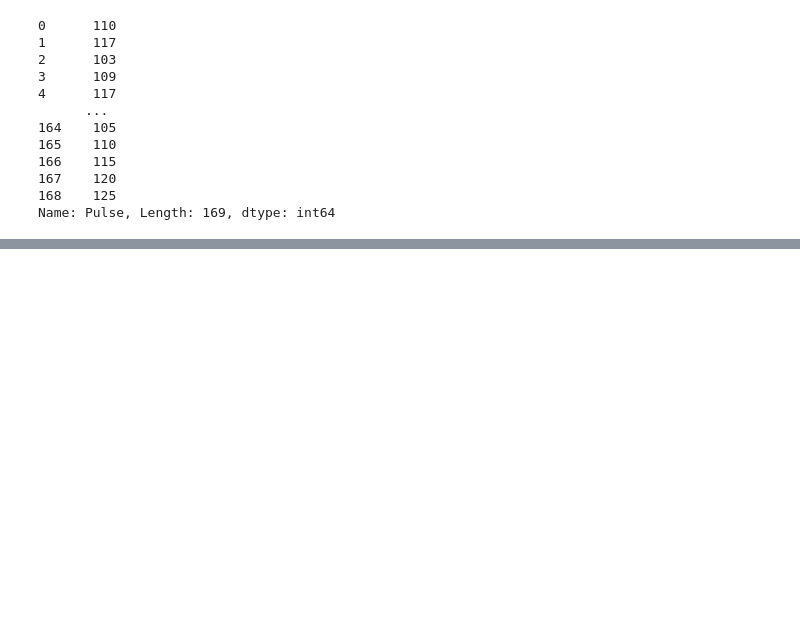
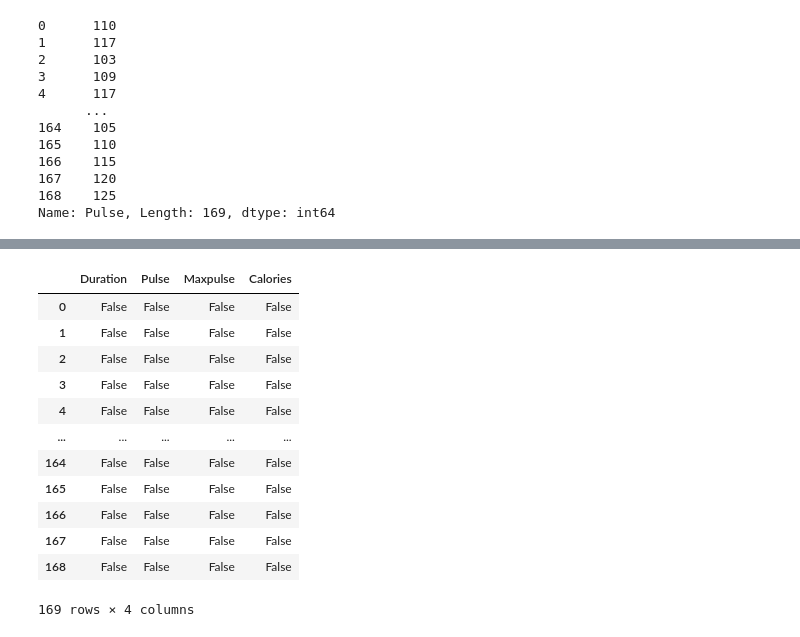
Before and after one commit to ZiaUlAinAamir/AI-with-navttc, a Jupyter notebook: data/data.ipynb, the cells around one changed output, grey strips where cells are left out. Drawn from its saved outputs; the diff is of its cells as text; code cells hidden in the pictures; blank space fills up the shorter version.

```diff
--- a/data/data.ipynb
+++ b/data/data.ipynb
@@ -72,0 +88,16 @@ AttributeError: 'DataFrame' object has no attribute 'Pulse_max'
+# %%
+df.isnull()
+# %% [output]
+|  | Duration | Pulse | Maxpulse | Calories |
+| 0 | False | False | False | False |
+| 1 | False | False | False | False |
+| 2 | False | False | False | False |
+| 3 | False | False | False | False |
+| 4 | False | False | False | False |
+| ... | ... | ... | ... | ... |
+| 164 | False | False | False | False |
+| 165 | False | False | False | False |
+| 166 | False | False | False | False |
+| 167 | False | False | False | False |
+| 168 | False | False | False | False |
+169 rows × 4 columns
```
Also changed, not shown: parts of 6 cells of this notebook, 2 other files.
